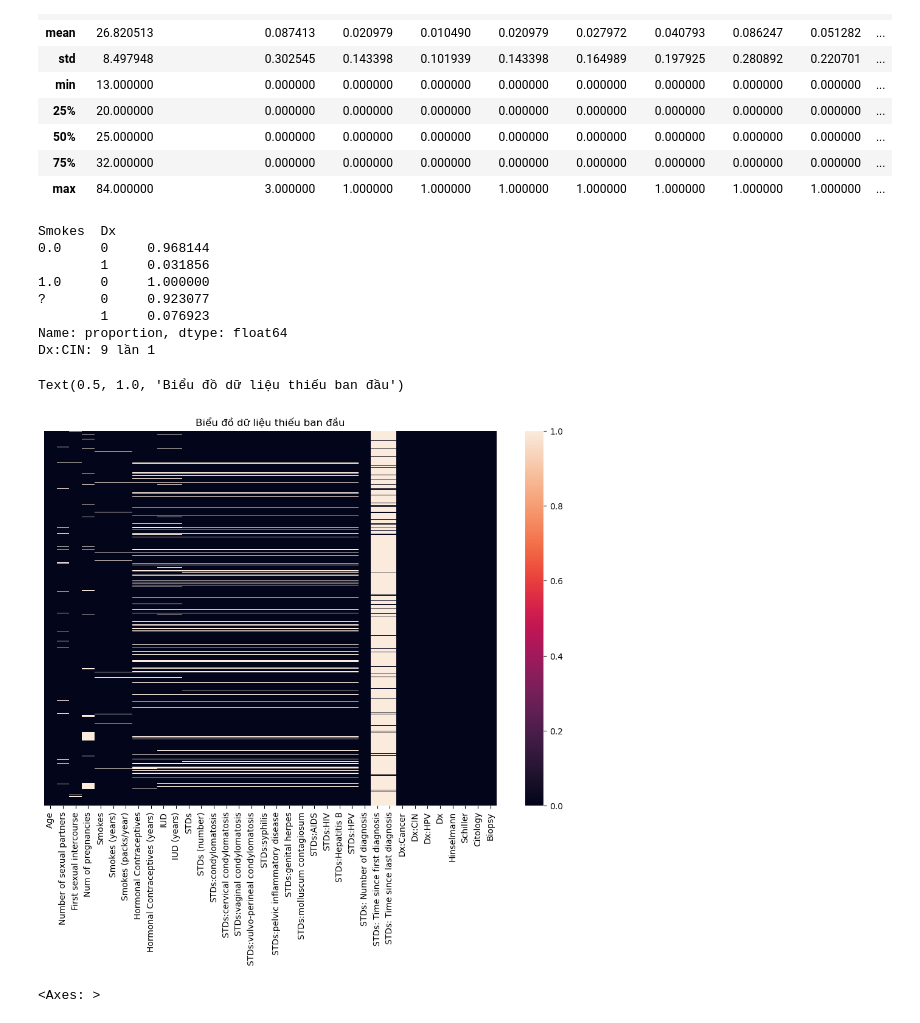
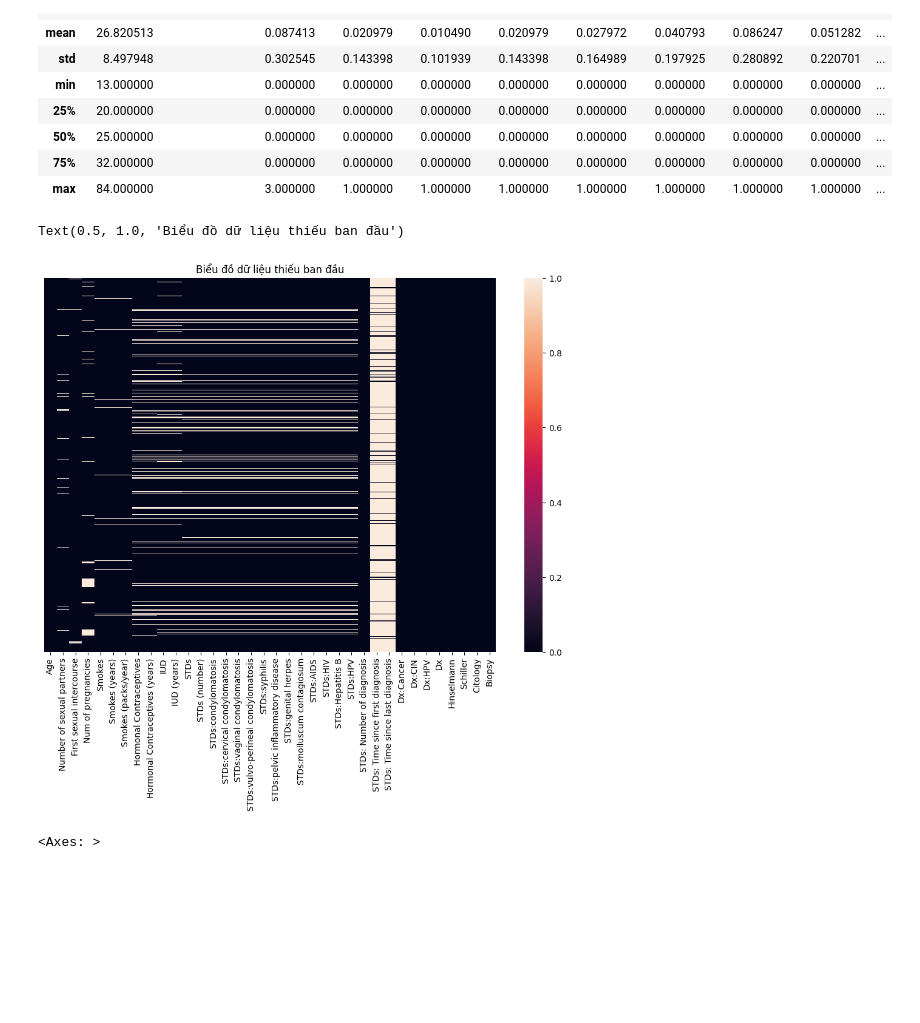
Before and after one commit to Nho094/risk_factors_cervical_cancer, a Jupyter notebook: code.ipynb, the cells around one changed output. Drawn from its saved outputs; the diff is of its cells as text; code cells hidden in the pictures; blank space fills up the shorter version.

```diff
--- a/code.ipynb
+++ b/code.ipynb
@@ -41,32 +41,22 @@ df.describe()
 # %%
 import pandas as pd
 import seaborn as sns
 import matplotlib.pyplot as plt
 
 # Load lại dữ liệu gốc
 df_raw = pd.read_csv("risk_factors_cervical_cancer.csv")  # hoặc tên file gốc của bạn
 
-print(df.groupby("Smokes")["Dx"].value_counts(normalize=True))
-for col, count in rare_features:
-    print(f"{col}: {count} lần 1")
+
 # Thay thế dấu '?' thành NaN nếu có
 df_raw.replace('?', pd.NA, inplace=True)
 
 # Vẽ heatmap
 plt.figure(figsize=(12, 8))
 sns.heatmap(df_raw.isnull(), yticklabels=False)
 plt.title("Biểu đồ dữ liệu thiếu ban đầu")
 # %% [output]
-Smokes  Dx
-0.0     0     0.968144
-        1     0.031856
-1.0     0     1.000000
-?       0     0.923077
-        1     0.076923
-Name: proportion, dtype: float64
-Dx:CIN: 9 lần 1
+Text(0.5, 1.0, 'Biểu đồ dữ liệu thiếu ban đầu')
-Text(0.5, 1.0, 'Biểu đồ dữ liệu thiếu ban đầu')
-[figure, old version]
+[figure, new version]
 # %%
 df = df.apply(pd.to_numeric, errors = 'coerce')
 df.fillna(df.mean(), inplace = True)
```
Also changed, not shown: parts of 3 cells of this notebook, 8 other files.
